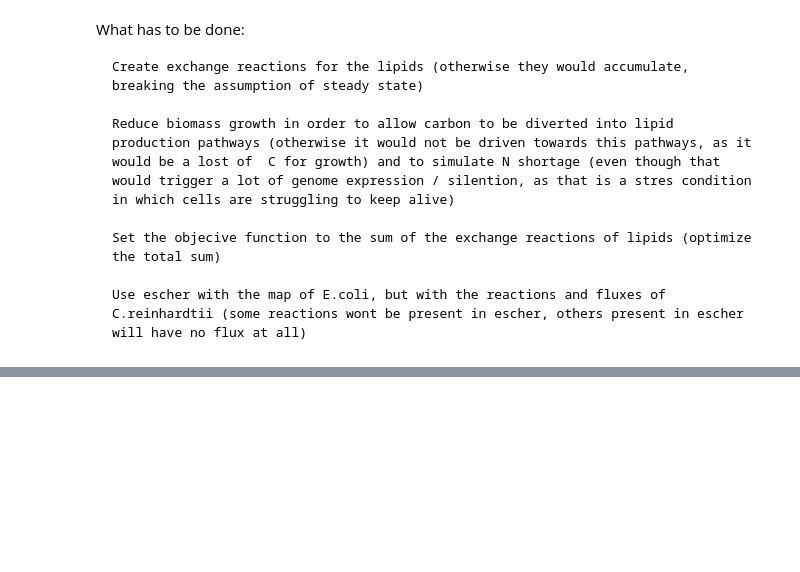
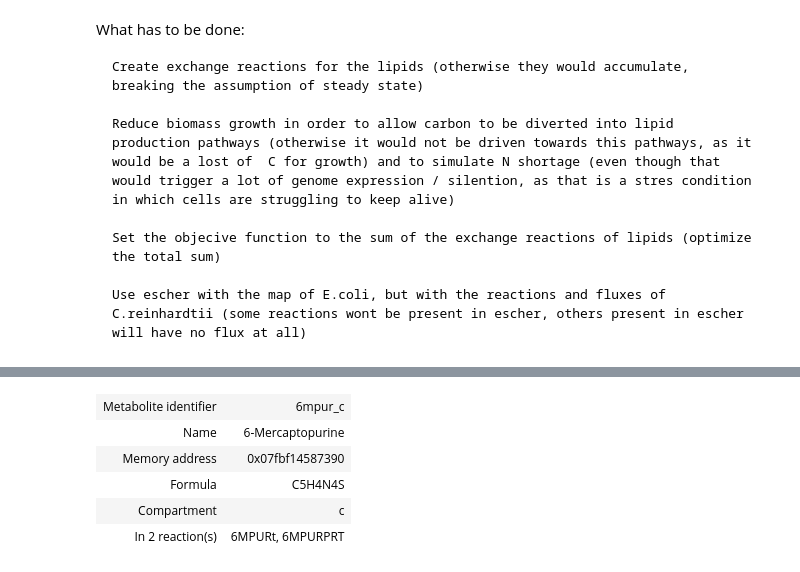
Before and after one commit to elena-krismer/27410-2020-group-project-group12-c-reinhardtii, a Jupyter notebook: Report.ipynb, the cells around one changed output, grey strips where cells are left out. Drawn from its saved outputs; the diff is of its cells as text; code cells hidden in the pictures; blank space fills up the shorter version.

```diff
--- a/Report.ipynb
+++ b/Report.ipynb
@@ -196,0 +216,9 @@ What has to be done:
+# %%
+model.metabolites.get_by_id('6mpur_c')
+# %% [output]
+| Metabolite identifier | 6mpur_c |
+| Name | 6-Mercaptopurine |
+| Memory address | 0x07fbf14587390 |
+| Formula | C5H4N4S |
+| Compartment | c |
+| In 2 reaction(s) | 6MPURt, 6MPURPRT |
```
Also changed, not shown: parts of 8 cells of this notebook, 2 other files.
